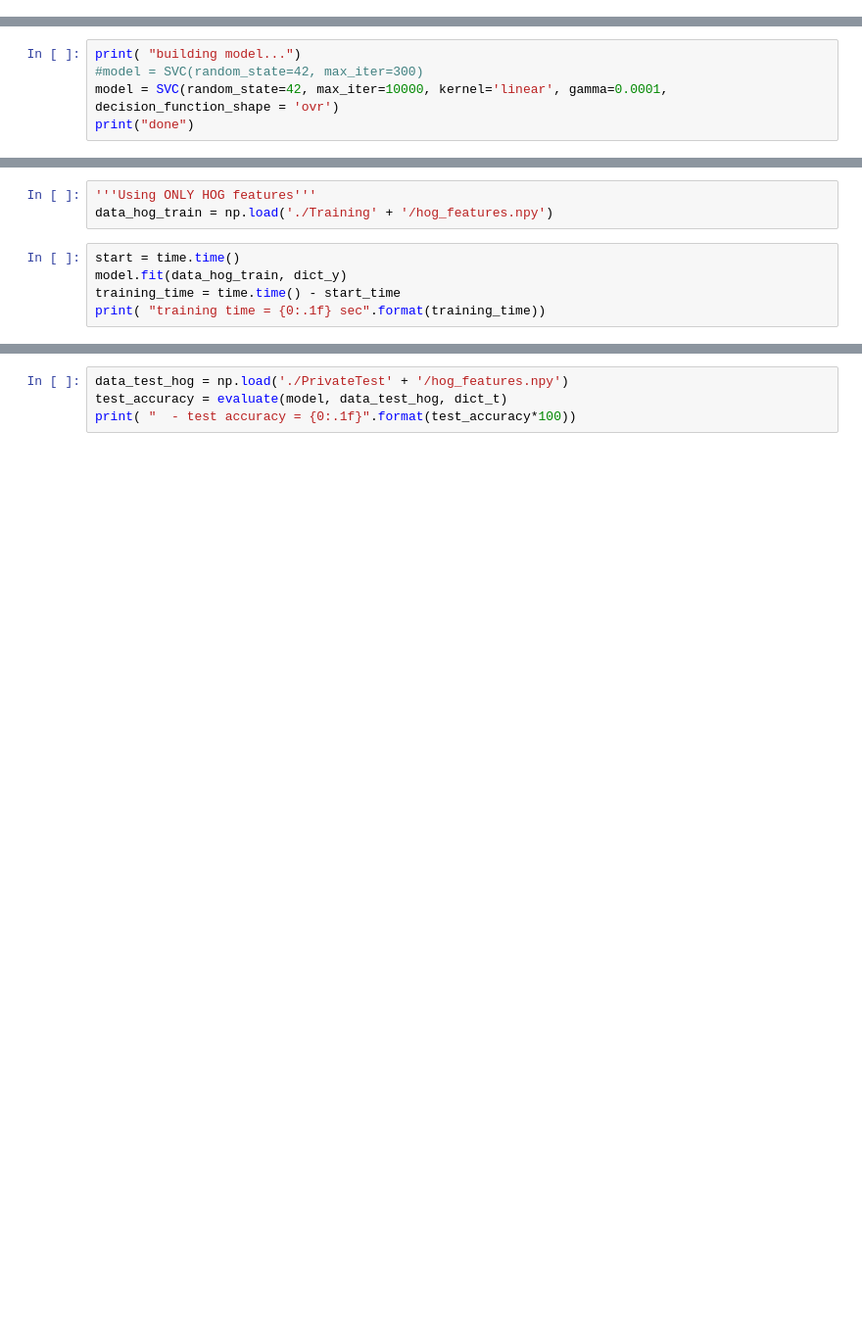
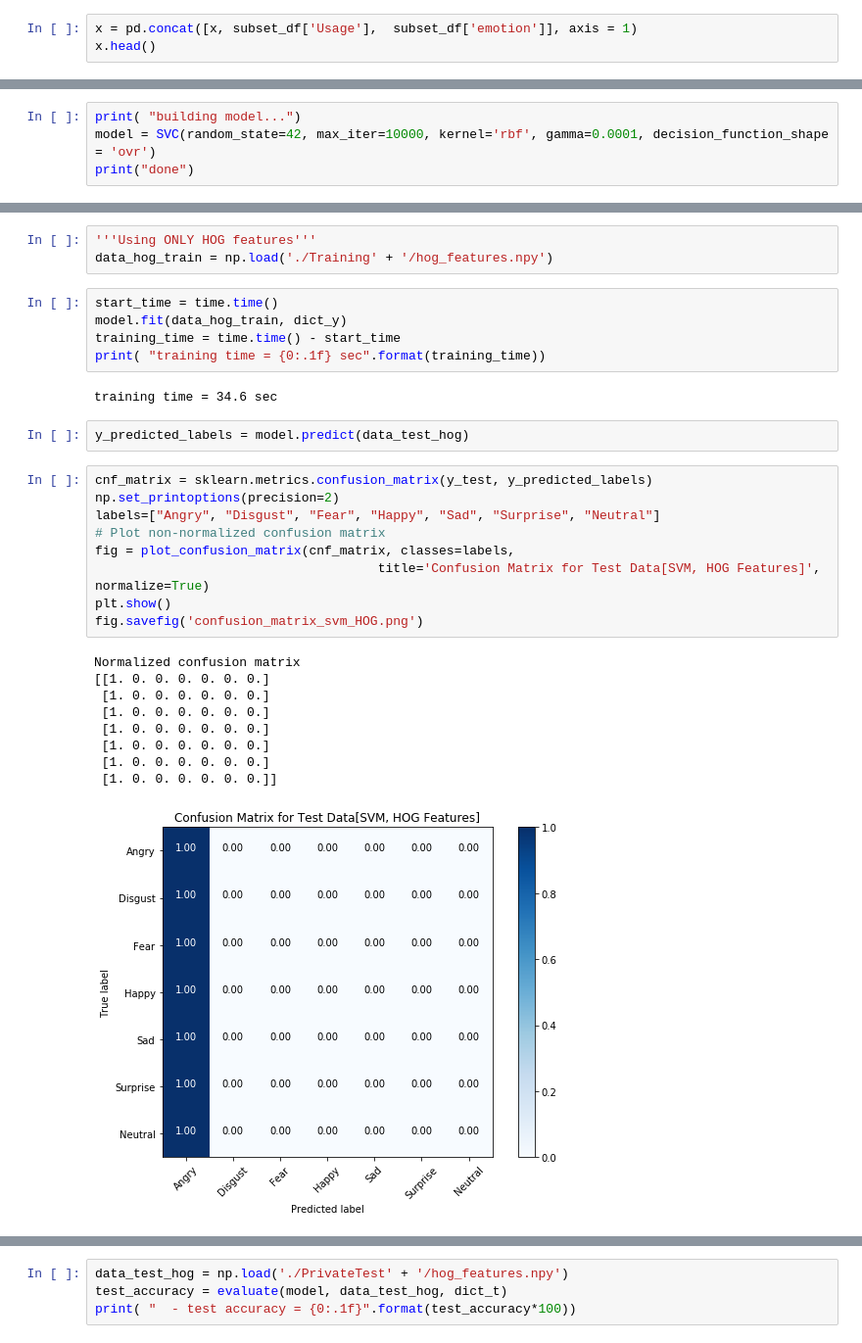
Before and after one commit to nagula-ritvika/emotion-recognition, a Jupyter notebook: SVM_FER.ipynb, the cells around one changed output, grey strips where cells are left out. Shown at 98% size. Cells and saved outputs as stored; diff of their text form; blank space fills up the shorter version.

```diff
--- a/SVM_FER.ipynb
+++ b/SVM_FER.ipynb
@@ -39,0 +82,3 @@ data = pd.read_csv('fer2013.csv')
+# %%
+x = pd.concat([x, subset_df['Usage'],  subset_df['emotion']], axis = 1)
+x.head()
@@ -117,5 +382,4 @@ import time
 # %%
 print( "building model...")
-#model = SVC(random_state=42, max_iter=300)
-model = SVC(random_state=42, max_iter=10000, kernel='linear', gamma=0.0001, decision_function_shape = 'ovr')
+model = SVC(random_state=42, max_iter=10000, kernel='rbf', gamma=0.0001, decision_function_shape = 'ovr')
 print("done")
@@ -160,10 +447,33 @@ print( "  - test accuracy = {0:.1f}".format(test_accuracy*100))
 '''Using ONLY HOG features'''
 data_hog_train = np.load('./Training' + '/hog_features.npy')
 # %%
-start = time.time()
+start_time = time.time()
 model.fit(data_hog_train, dict_y)
 training_time = time.time() - start_time
 print( "training time = {0:.1f} sec".format(training_time))
+# %% [output]
+training time = 34.6 sec
+# %%
+y_predicted_labels = model.predict(data_test_hog)
+# %%
+cnf_matrix = sklearn.metrics.confusion_matrix(y_test, y_predicted_labels)
+np.set_printoptions(precision=2)
+labels=["Angry", "Disgust", "Fear", "Happy", "Sad", "Surprise", "Neutral"]
+# Plot non-normalized confusion matrix
+fig = plot_confusion_matrix(cnf_matrix, classes=labels,
+                                     title='Confusion Matrix for Test Data[SVM, HOG Features]', normalize=True)
+plt.show()
+fig.savefig('confusion_matrix_svm_HOG.png')
+# %% [output]
+Normalized confusion matrix
+[[1. 0. 0. 0. 0. 0. 0.]
+ [1. 0. 0. 0. 0. 0. 0.]
+ [1. 0. 0. 0. 0. 0. 0.]
+ [1. 0. 0. 0. 0. 0. 0.]
+ [1. 0. 0. 0. 0. 0. 0.]
+ [1. 0. 0. 0. 0. 0. 0.]
+ [1. 0. 0. 0. 0. 0. 0.]]
+[figure, added]
 # %%
 data_validation_hog = np.load('./PublicTest' + '/hog_features.npy')
 validation_accuracy = evaluate(model, data_validation_hog, dict_v)
```
Also changed, not shown: parts of 37 cells of this notebook.
